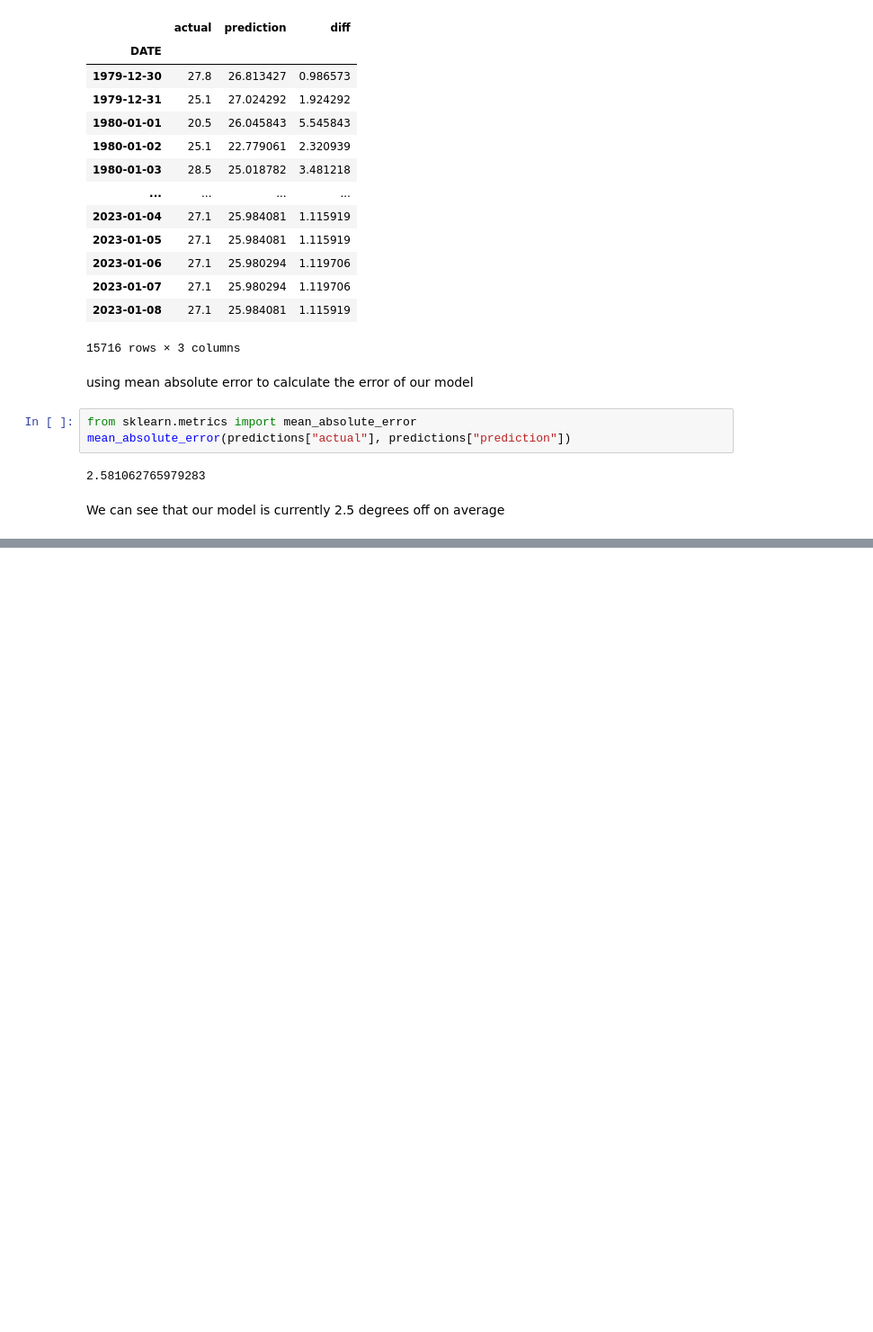
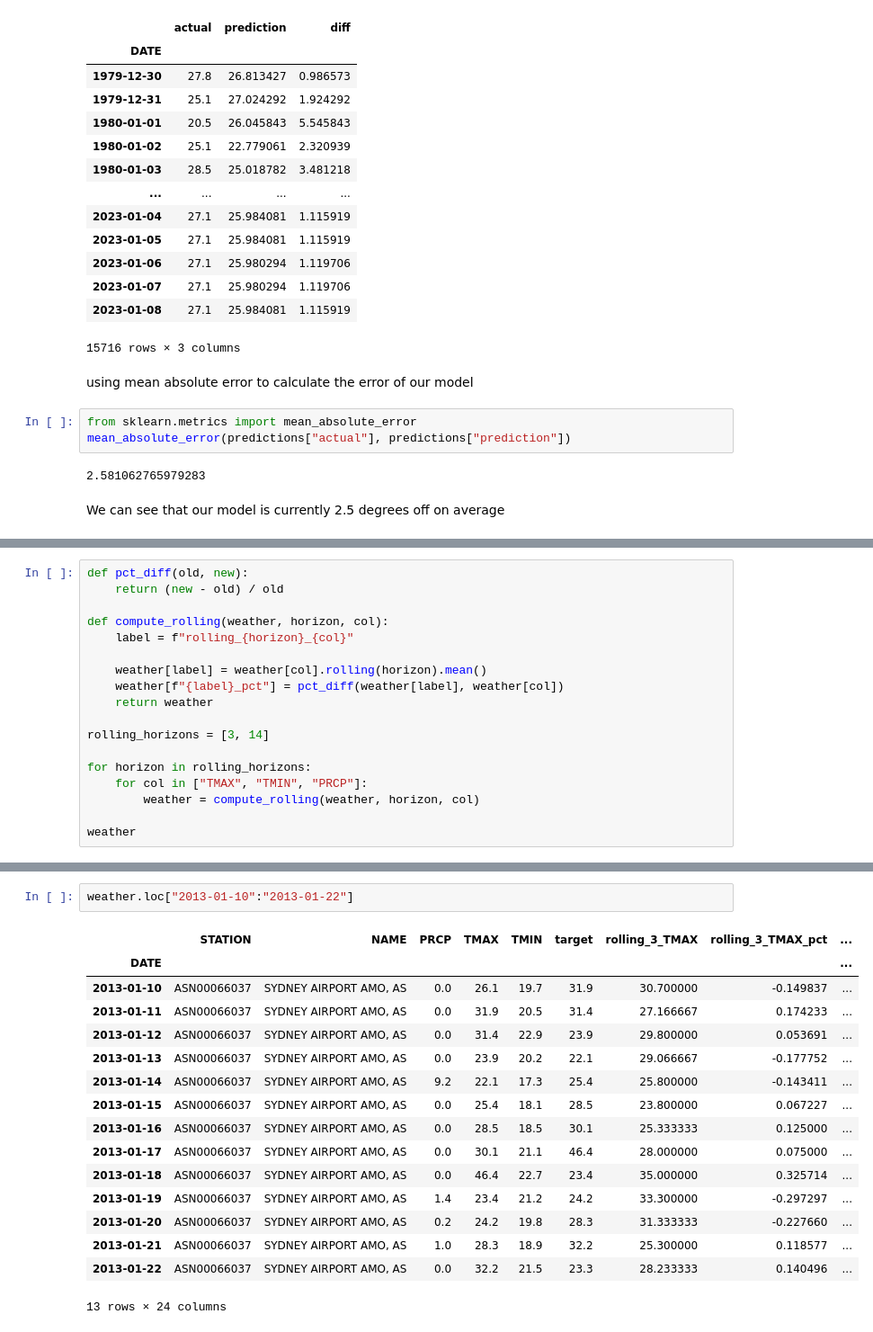
Before and after one commit to Shzmj/weather-predictor, a Jupyter notebook: weatherpredictor.ipynb, the cells around one changed output, grey strips where cells are left out. Shown at 90% size. Saved outputs shown, nothing was run; the diff lists cells and outputs as text; blank space fills up the shorter version.

```diff
--- a/weatherpredictor.ipynb
+++ b/weatherpredictor.ipynb
@@ -243,0 +246,18 @@ We can see that our model is currently 2.5 degrees off on average
+# %%
+def pct_diff(old, new):
+    return (new - old) / old
+
+def compute_rolling(weather, horizon, col):
+    label = f"rolling_{horizon}_{col}"
+
+    weather[label] = weather[col].rolling(horizon).mean()
+    weather[f"{label}_pct"] = pct_diff(weather[label], weather[col])
+    return weather
+
+rolling_horizons = [3, 14]
+
+for horizon in rolling_horizons:
+    for col in ["TMAX", "TMIN", "PRCP"]:
+        weather = compute_rolling(weather, horizon, col)
+
+weather
@@ -243,0 +359,19 @@ We can see that our model is currently 2.5 degrees off on average
+# %%
+weather.loc["2013-01-10":"2013-01-22"]
+# %% [output]
+|  | STATION | NAME | PRCP | TMAX | TMIN | target | rolling_3_TMAX | rolling_3_TMAX_pct | ... |
+| DATE |  |  |  |  |  |  |  |  | ... |
+| 2013-01-10 | ASN00066037 | SYDNEY AIRPORT AMO, AS | 0.0 | 26.1 | 19.7 | 31.9 | 30.700000 | -0.149837 | ... |
+| 2013-01-11 | ASN00066037 | SYDNEY AIRPORT AMO, AS | 0.0 | 31.9 | 20.5 | 31.4 | 27.166667 | 0.174233 | ... |
+| 2013-01-12 | ASN00066037 | SYDNEY AIRPORT AMO, AS | 0.0 | 31.4 | 22.9 | 23.9 | 29.800000 | 0.053691 | ... |
+| 2013-01-13 | ASN00066037 | SYDNEY AIRPORT AMO, AS | 0.0 | 23.9 | 20.2 | 22.1 | 29.066667 | -0.177752 | ... |
+| 2013-01-14 | ASN00066037 | SYDNEY AIRPORT AMO, AS | 9.2 | 22.1 | 17.3 | 25.4 | 25.800000 | -0.143411 | ... |
+| 2013-01-15 | ASN00066037 | SYDNEY AIRPORT AMO, AS | 0.0 | 25.4 | 18.1 | 28.5 | 23.800000 | 0.067227 | ... |
+| 2013-01-16 | ASN00066037 | SYDNEY AIRPORT AMO, AS | 0.0 | 28.5 | 18.5 | 30.1 | 25.333333 | 0.125000 | ... |
+| 2013-01-17 | ASN00066037 | SYDNEY AIRPORT AMO, AS | 0.0 | 30.1 | 21.1 | 46.4 | 28.000000 | 0.075000 | ... |
+| 2013-01-18 | ASN00066037 | SYDNEY AIRPORT AMO, AS | 0.0 | 46.4 | 22.7 | 23.4 | 35.000000 | 0.325714 | ... |
+| 2013-01-19 | ASN00066037 | SYDNEY AIRPORT AMO, AS | 1.4 | 23.4 | 21.2 | 24.2 | 33.300000 | -0.297297 | ... |
+| 2013-01-20 | ASN00066037 | SYDNEY AIRPORT AMO, AS | 0.2 | 24.2 | 19.8 | 28.3 | 31.333333 | -0.227660 | ... |
+| 2013-01-21 | ASN00066037 | SYDNEY AIRPORT AMO, AS | 1.0 | 28.3 | 18.9 | 32.2 | 25.300000 | 0.118577 | ... |
+| 2013-01-22 | ASN00066037 | SYDNEY AIRPORT AMO, AS | 0.0 | 32.2 | 21.5 | 23.3 | 28.233333 | 0.140496 | ... |
+13 rows × 24 columns
```
Also changed, not shown: parts of 11 cells of this notebook.
